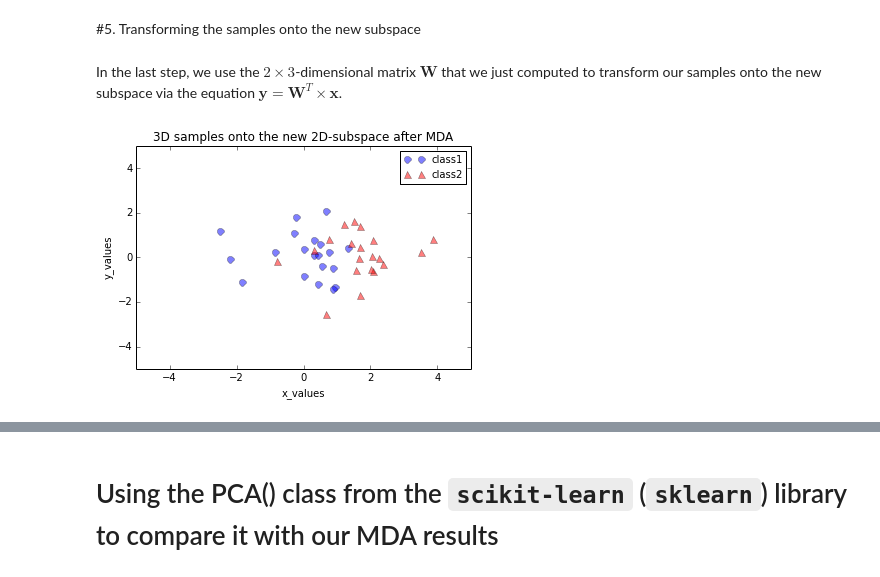
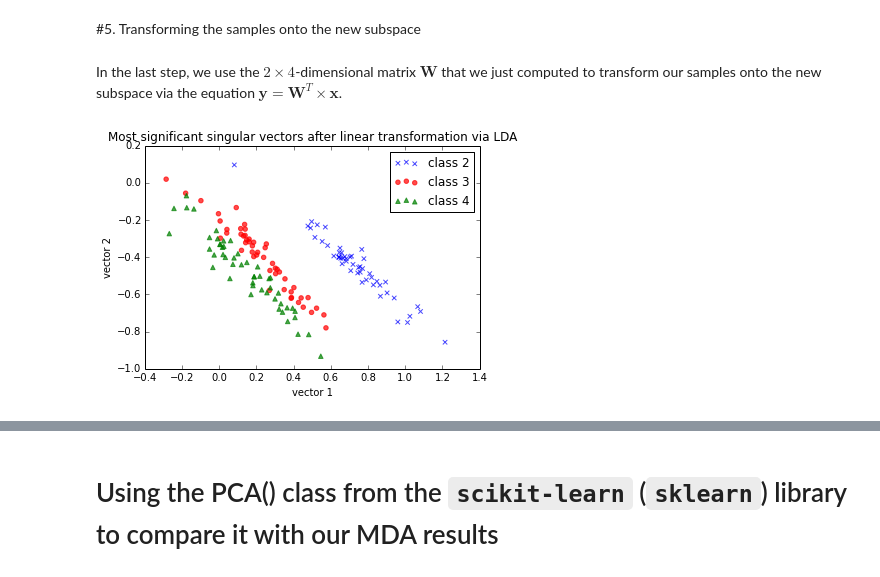
Before and after one commit to rasbt/pattern_classification, a Jupyter notebook: dimensionality_reduction/projection/linear_discriminant_analysis.ipynb, the cells around one changed output, grey strips where cells are left out. Saved outputs shown, nothing was run; the diff lists cells and outputs as text; code cells hidden in the pictures.

```diff
--- a/dimensionality_reduction/projection/linear_discriminant_analysis.ipynb
+++ b/dimensionality_reduction/projection/linear_discriminant_analysis.ipynb
@@ -417,0 +409,9 @@ Eigenvalue 4: 1.2221024137049616e-16
+# %%
+#alt
+
+eig_vals_std, eig_vecs_std = np.linalg.eig(np.linalg.inv(scatter_w_std).dot(scatter_b_std))
+
+for i in range(len(eig_vals_std)):
+    eigvec_sc_std = eig_vecs_std[:,i].reshape(1,4).T
+    print('\nEigenvector {}: \n{}'.format(i+1, eigvec_sc_std))
+    print('Eigenvalue {}: {}'.format(i+1, eig_vals_std[i]))
@@ -509,7 +481,7 @@ for i in eig_pairs:
 #4.2. Choosing *k* eigenvectors with the largest eigenvalues
 For our simple example, where we are reducing a 3-dimensional feature space to a 2-dimensional feature subspace, we are combining the two eigenvectors with the highest eigenvalues to construct our $d \times k$-dimensional eigenvector matrix $\pmb W$.
 # %%
-matrix_w = np.hstack((eig_pairs[0][1].reshape(3,1), eig_pairs[1][1].reshape(3,1)))
+matrix_w = np.hstack((eig_pairs[0][1].reshape(4,1), eig_pairs[1][1].reshape(4,1)))
 print('Matrix W:\n', matrix_w)
 # %% [output]
 Matrix W:
@@ -522,4 +495,4 @@ Matrix W:
 
 #5. Transforming the samples onto the new subspace
 # %% [markdown]
-In the last step, we use the $2 \times 3$-dimensional matrix $\pmb W$ that we just computed to transform our samples onto the new subspace via the equation  $\pmb y = \pmb W^T \times \pmb x$.
+In the last step, we use the $2 \times 4$-dimensional matrix $\pmb W$ that we just computed to transform our samples onto the new subspace via the equation  $\pmb y = \pmb W^T \times \pmb x$.
@@ -532,16 +499,27 @@ assert c2_transformed.shape == (2,20), "The matrix is not 2x20 dimensional."
-# %%
-def plot_mda():
-    plt.plot(c1_transformed[0,:], c1_transformed[1,], 'o', markersize=7, color='blue', alpha=0.5, label='class1')
-    plt.plot(c2_transformed[0,:], c2_transformed[1,], '^', markersize=7, color='red', alpha=0.5, label='class2')
-    plt.xlim([-5,5])
-    plt.ylim([-5,5])
-    plt.xlabel('x_values')
-    plt.ylabel('y_values')
-    plt.legend()
-    plt.title('3D samples onto the new 2D-subspace after MDA')
-
-    plt.show()
-
-plot_mda()
-# %% [output]
-[figure, removed]
+# %%
+X_lda = matrix_w.T.dot(X.T).T
+assert X_lda.shape == (150,2), "The matrix is not 2x150 dimensional."
+# %%
+from matplotlib import pyplot as plt
+
+for label,marker,color in zip(
+        range(1,4),('x', 'o', '^'),('blue', 'red', 'green')):
+
+
+    plt.scatter(x=X_lda[:,0][y == label],
+            y=X_lda[:,1][y == label],
+            marker=marker,
+            color=color,
+            alpha=0.7,
+            label='class {}'.format(label+1)
+            )
+
+plt.xlabel('vector 1')
+plt.ylabel('vector 2')
+
+plt.legend()
+plt.title('Most significant singular vectors after linear transformation via LDA')
+
+plt.show()
+# %% [output]
+[figure, added]
```
Also changed, not shown: parts of 16 cells of this notebook.
